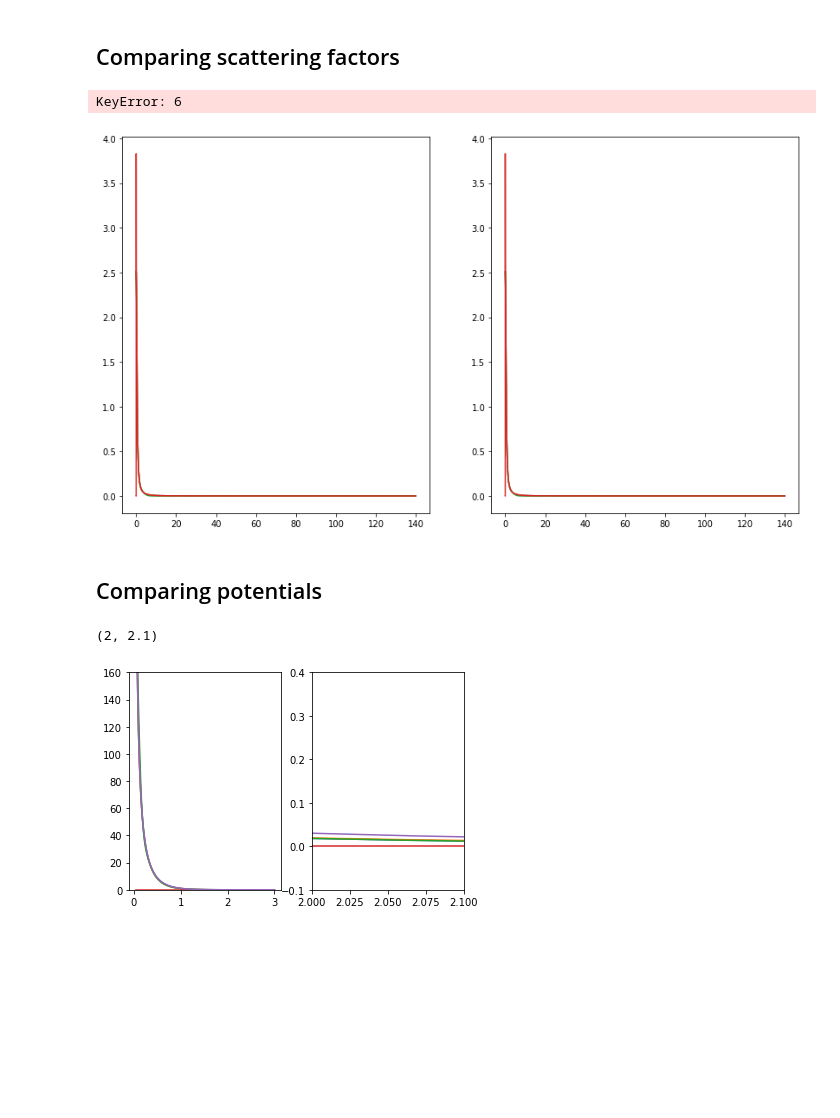
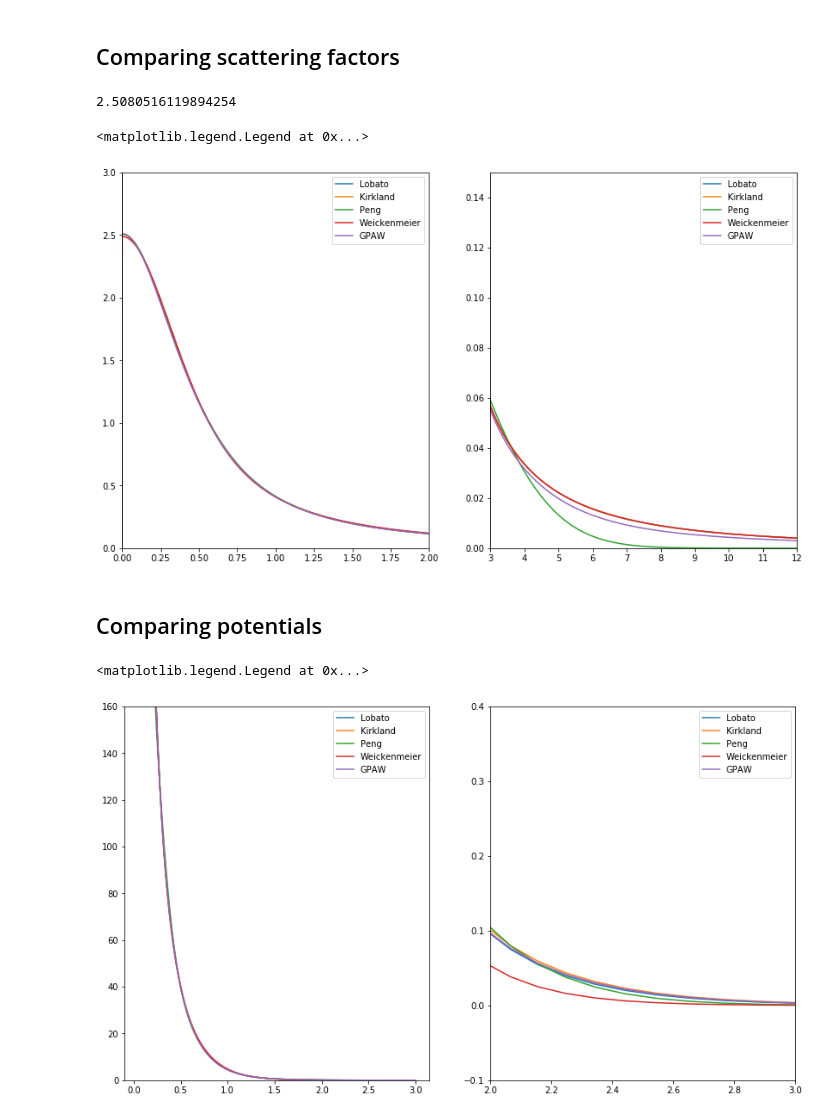
Before and after one commit to jacobjma/tem-potentials, a Jupyter notebook: compare_parametrization.ipynb, the cells around one changed output. Saved outputs shown, nothing was run; the diff lists cells and outputs as text; code cells hidden in the pictures; blank space fills up the shorter version.

```diff
--- a/compare_parametrization.ipynb
+++ b/compare_parametrization.ipynb
@@ -44,12 +44,13 @@ ax1.set_xlim([0,2])
 ax1.set_ylim([0,3])
 ax1.legend()
 
-ax2.set_xlim([10,140])
-ax2.set_ylim([0,5*1e-3])
+ax2.set_xlim([3,12])
+ax2.set_ylim([0,.15])
 ax2.legend()
 # %% [output]
-KeyError: 6
+2.5080516119894254
+<matplotlib.legend.Legend at 0x...>
-[figure, old version]
+[figure, new version]
 # %% [markdown]
 ## Comparing potentials
 # %%
@@ -60,34 +61,37 @@ element = 6
 r = utils.log_grid(.05, 3, 100)
 
 conversion = 2 * units._eps0 / (units.Bohr * units._e) * 1e-10
 
-fig, (ax1,ax2) = plt.subplots(1,2)
+fig, (ax1,ax2) = plt.subplots(1,2,figsize=(14,8))
 
 v = ParameterizedPotential('lobato').potential(element)
 ax1.plot(r, v(r) / conversion, label='Lobato')
 ax2.plot(r, v(r) / conversion, label='Lobato')
 
 v = ParameterizedPotential('kirkland').potential(element)
 ax1.plot(r, v(r) / conversion, label='Kirkland')
 ax2.plot(r, v(r) / conversion, label='Kirkland')
 
 v = ParameterizedPotential('peng').potential(element)
 ax1.plot(r, v(r) / conversion, label='Peng')
 ax2.plot(r, v(r) / conversion, label='Peng')
 
 v = ParameterizedPotential('weickenmeier').potential(element)
 ax1.plot(r, v(r) / conversion, label='Weickenmeier')
 ax2.plot(r, v(r) / conversion, label='Weickenmeier')
 
 v = ParameterizedPotential('gpaw').potential(element)
 ax1.plot(r, v(r) / conversion, label='GPAW')
 ax2.plot(r, v(r) / conversion, label='GPAW')
 
 ax1.set_ylim([0,160])
 #ax1.set_xlim([0,.001])
+ax1.legend()
+
 
 ax2.set_ylim([-.1,.4])
-ax2.set_xlim([2,2.1])
+ax2.set_xlim([2,3])
+ax2.legend()
 # %% [output]
-(2, 2.1)
+<matplotlib.legend.Legend at 0x...>
-[figure, old version]
+[figure, new version]
```
Also changed, not shown: 11 other files.
